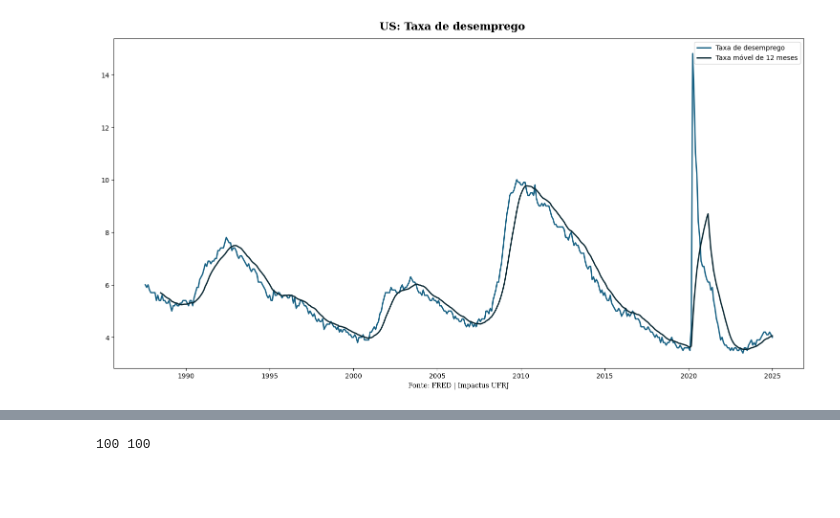
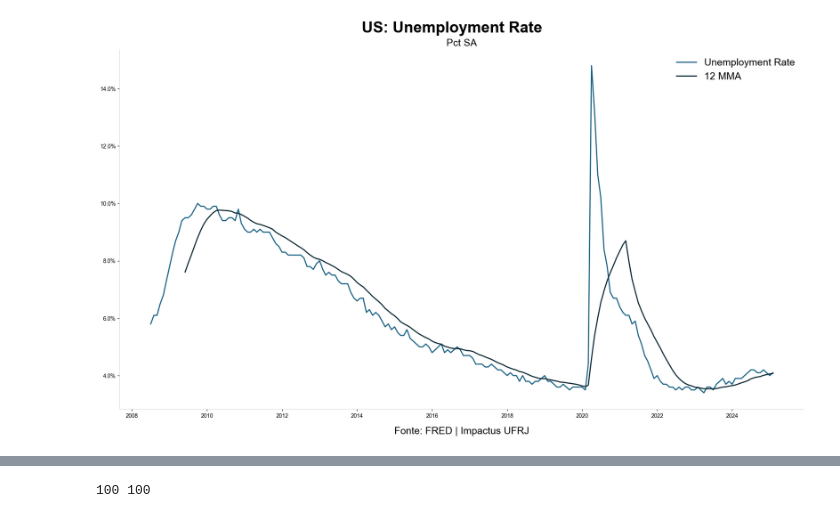
Before and after one commit to Joao-Henrique-Q/Impactus_Python_Scripts, a Jupyter notebook: Payroll_graphs_and_data.ipynb, the cells around one changed output, grey strips where cells are left out. Drawn from its saved outputs; the diff is of its cells as text; code cells hidden in the pictures; blank space fills up the shorter version.

```diff
--- a/Payroll_graphs_and_data.ipynb
+++ b/Payroll_graphs_and_data.ipynb
@@ -479,19 +527,33 @@ plt.show()
 [figure]
 # %%
-#Taxa de Desemprego
-plt.figure(figsize=(15,8))
-unr = unrate.tail(450).copy()
-unr["Média de 12 meses"] = unrate["UnRate"].rolling(window=12).mean()
+#taxa de desemprego
+rcParams['font.family'] = 'Arial'
+
+unr = unrate.tail(200).copy()
+unr["UnRate"]= unr["UnRate"]/100
+unr["Média de 12 meses"]= unr["UnRate"].rolling(window=12).mean()
 index3 = unr.index
-plt.plot(index3, unr["UnRate"], label= "Taxa de desemprego", linewidth= 2, color= "#166083")
-plt.plot(index3, unr["Média de 12 meses"], label= "Taxa móvel de 12 meses", linewidth = 2, color = "#082631")
-plt.legend()
-plt.xlabel("Fonte: FRED | Impactus UFRJ", fontsize= 10, family='serif')
-plt.suptitle("US: Taxa de desemprego", fontsize = 16, family='serif',fontweight= 'bold')
+
+plt.figure(figsize=(18, 10.8))
+
+plt.plot(index3, unr["UnRate"], label="Unemployment Rate", linewidth=2, color="#166083")
+plt.plot(index3, unr["Média de 12 meses"], label="12 MMA", linewidth=2, color="#082631")
+
+plt.suptitle("US: Unemployment Rate", fontsize=28, fontweight='bold')
+plt.title("Pct SA", fontsize=18)
+plt.legend(frameon=False, fontsize=18, loc="upper right")
+
+plt.gca().spines["top"].set_visible(False)
+plt.gca().spines["right"].set_visible(False)
+plt.gca().spines["left"].set_color("#d9d9d9")
+plt.gca().spines["bottom"].set_color("#d9d9d9")
+plt.gca().yaxis.set_major_formatter(mtick.PercentFormatter(xmax=1))
+
+plt.xlabel("Fonte: FRED | Impactus UFRJ", fontsize=18, labelpad=15)
 plt.tight_layout()
 plt.show()
 # %% [output]
-[figure, old version]
+[figure, new version]
 # %%
 #Average hourly earnings
 avgh = fred.get_series("CES0500000003")
```
Also changed, not shown: parts of 18 cells of this notebook.
